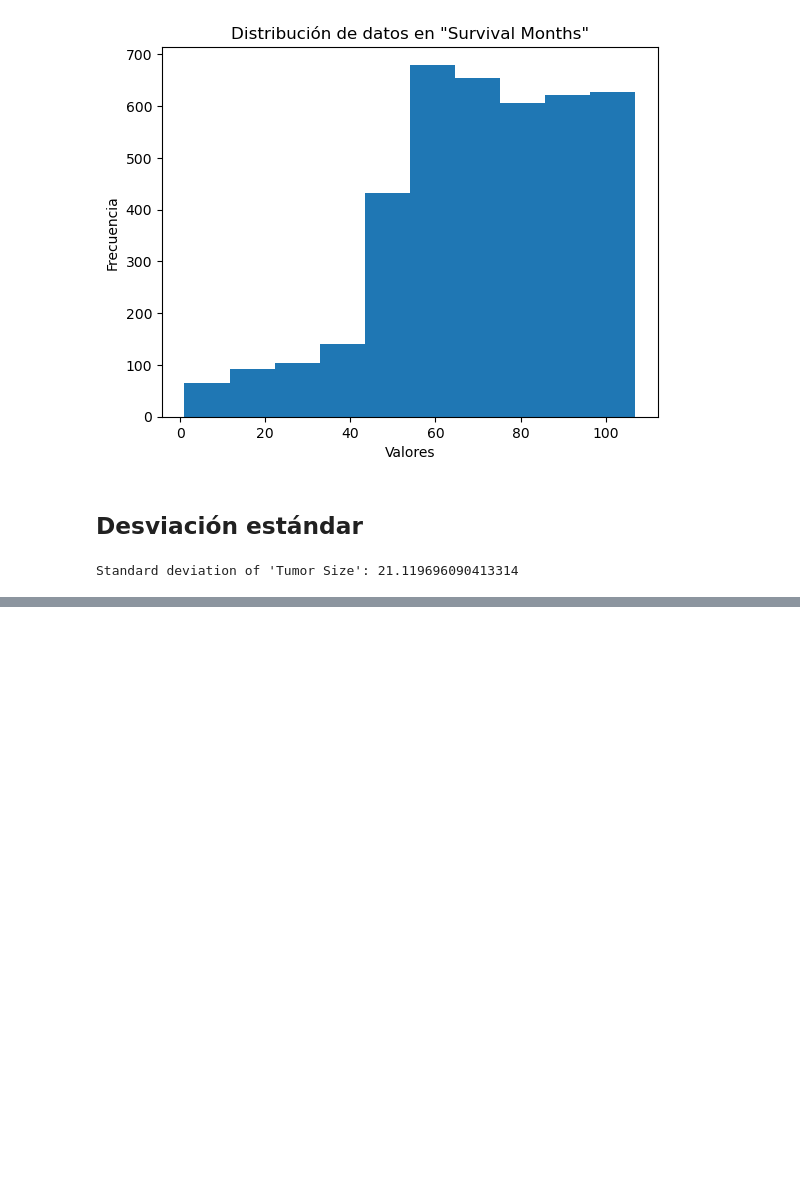
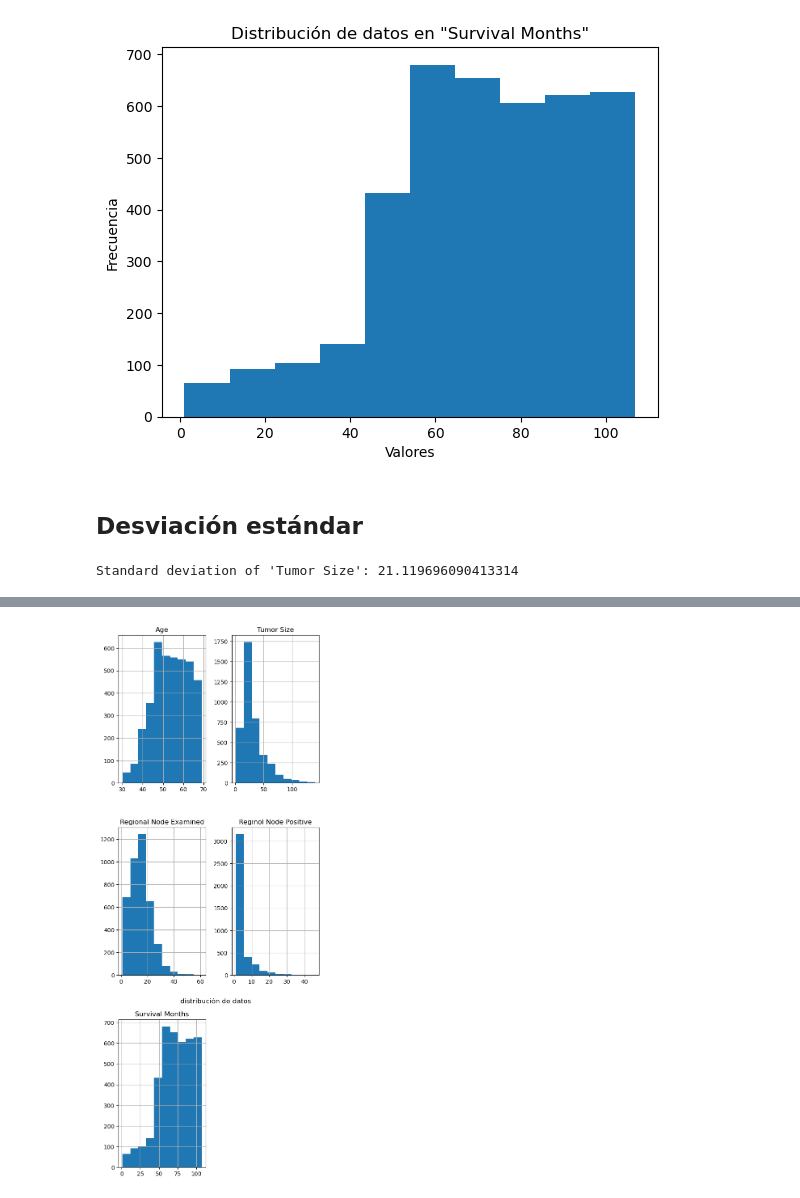
Before and after one commit to TheLudway/cancer-de-mama, a Jupyter notebook: Kaggle_Tomas.ipynb, the cells around one changed output, grey strips where cells are left out. Saved outputs shown, nothing was run; the diff lists cells and outputs as text; code cells hidden in the pictures; blank space fills up the shorter version.

```diff
--- a/Kaggle_Tomas.ipynb
+++ b/Kaggle_Tomas.ipynb
@@ -107,0 +132,7 @@ Standard deviation of 'Tumor Size': 21.119696090413314
+# %%
+data.hist()
+plt.suptitle('distribución de datos')
+plt.subplots_adjust(top=2.85)  # Ajustar el margen superior para el título
+plt.show()
+# %% [output]
+[figure, added]
```
Also changed, not shown: parts of 9 cells of this notebook.
